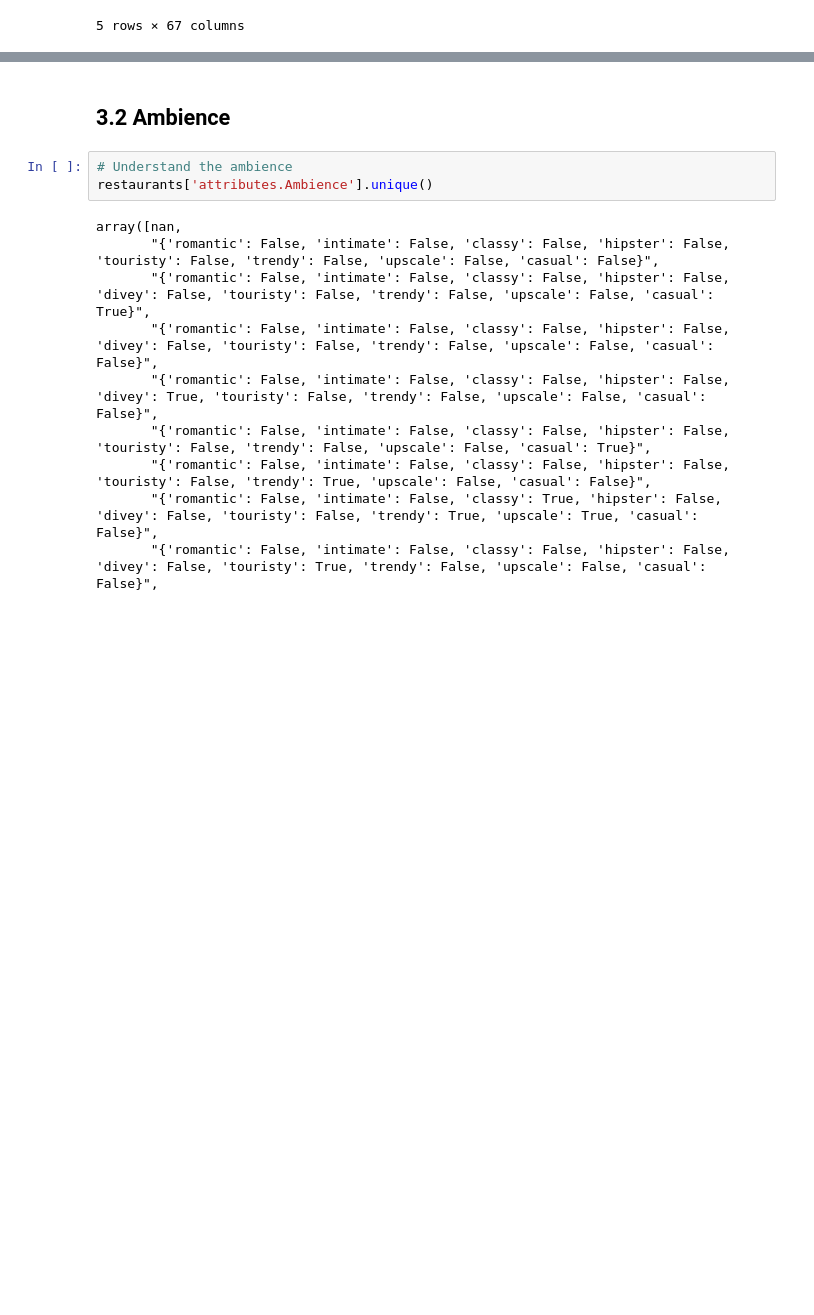
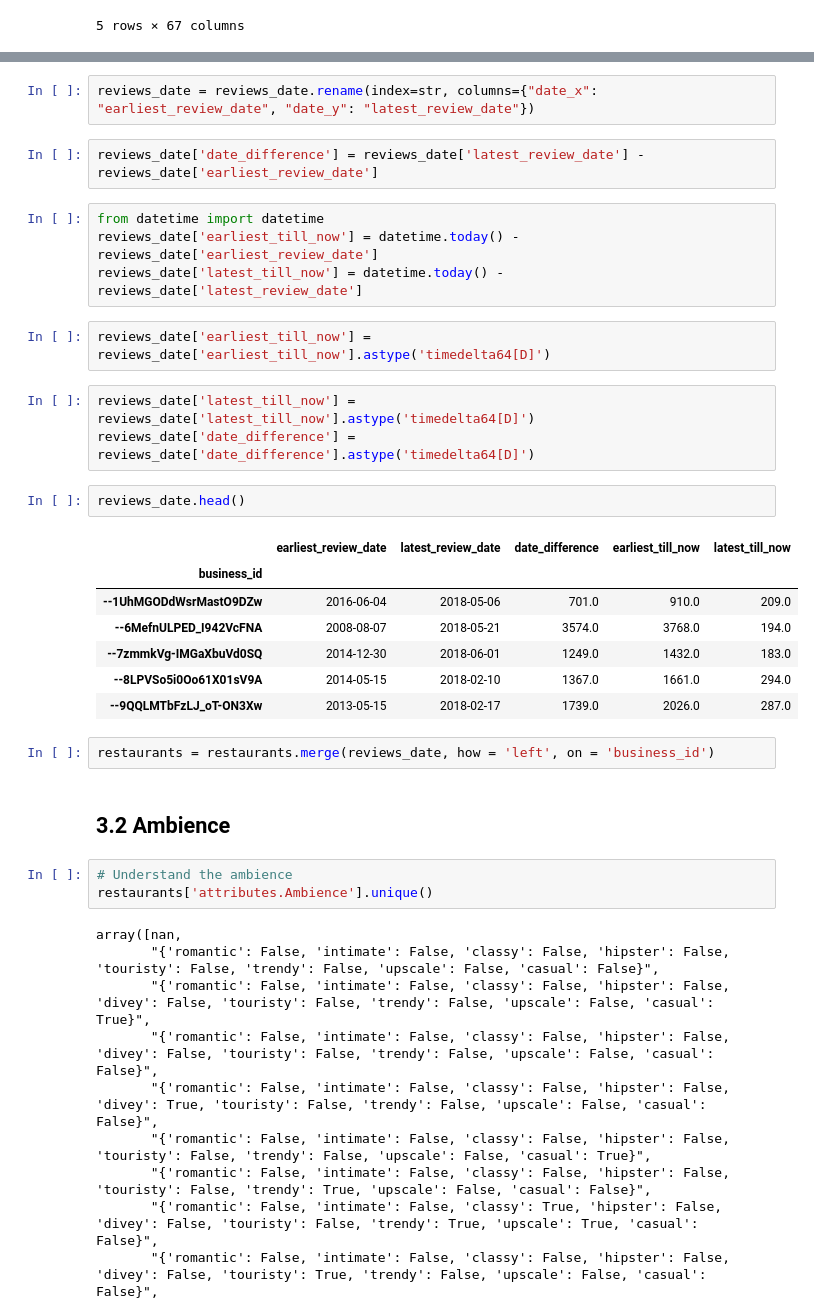
Before and after one commit to sahilarora93/Yelp_data_challenge, a Jupyter notebook: Final_Project_ML_Attributes.ipynb, the cells around one changed output, grey strips where cells are left out. Saved outputs shown, nothing was run; the diff lists cells and outputs as text; blank space fills up the shorter version.

```diff
--- a/Final_Project_ML_Attributes.ipynb
+++ b/Final_Project_ML_Attributes.ipynb
@@ -388,3 +403,28 @@ restaurants.head()
+# %%
+reviews_date = reviews_date.rename(index=str, columns={"date_x": "earliest_review_date", "date_y": "latest_review_date"})
+# %%
+reviews_date['date_difference'] = reviews_date['latest_review_date'] - reviews_date['earliest_review_date']
+# %%
+from datetime import datetime
+reviews_date['earliest_till_now'] = datetime.today() - reviews_date['earliest_review_date']
+reviews_date['latest_till_now'] = datetime.today() - reviews_date['latest_review_date']
+# %%
+reviews_date['earliest_till_now'] = reviews_date['earliest_till_now'].astype('timedelta64[D]')
+# %%
+reviews_date['latest_till_now'] = reviews_date['latest_till_now'].astype('timedelta64[D]')
+reviews_date['date_difference'] = reviews_date['date_difference'].astype('timedelta64[D]')
+# %%
+reviews_date.head()
+# %% [output]
+|  | earliest_review_date | latest_review_date | date_difference | earliest_till_now | latest_till_now |
+| business_id |  |  |  |  |  |
+| --1UhMGODdWsrMastO9DZw | 2016-06-04 | 2018-05-06 | 701.0 | 910.0 | 209.0 |
+| --6MefnULPED_I942VcFNA | 2008-08-07 | 2018-05-21 | 3574.0 | 3768.0 | 194.0 |
+| --7zmmkVg-IMGaXbuVd0SQ | 2014-12-30 | 2018-06-01 | 1249.0 | 1432.0 | 183.0 |
+| --8LPVSo5i0Oo61X01sV9A | 2014-05-15 | 2018-02-10 | 1367.0 | 1661.0 | 294.0 |
+| --9QQLMTbFzLJ_oT-ON3Xw | 2013-05-15 | 2018-02-17 | 1739.0 | 2026.0 | 287.0 |
+# %%
+restaurants = restaurants.merge(reviews_date, how = 'left', on = 'business_id')
 # %% [markdown]
 ## 3.2 Ambience
 # %%
```
Also changed, not shown: parts of 27 cells of this notebook.
